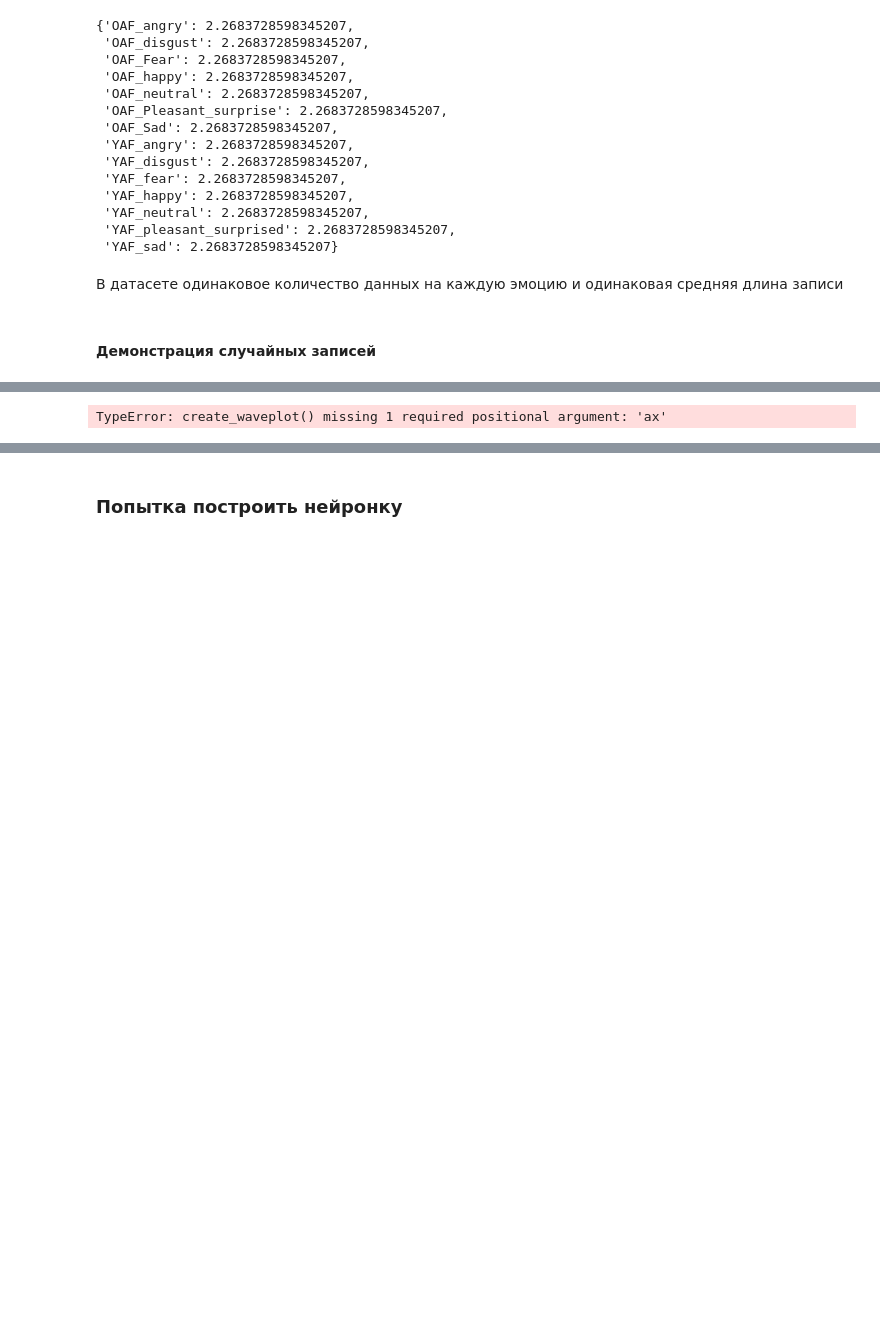
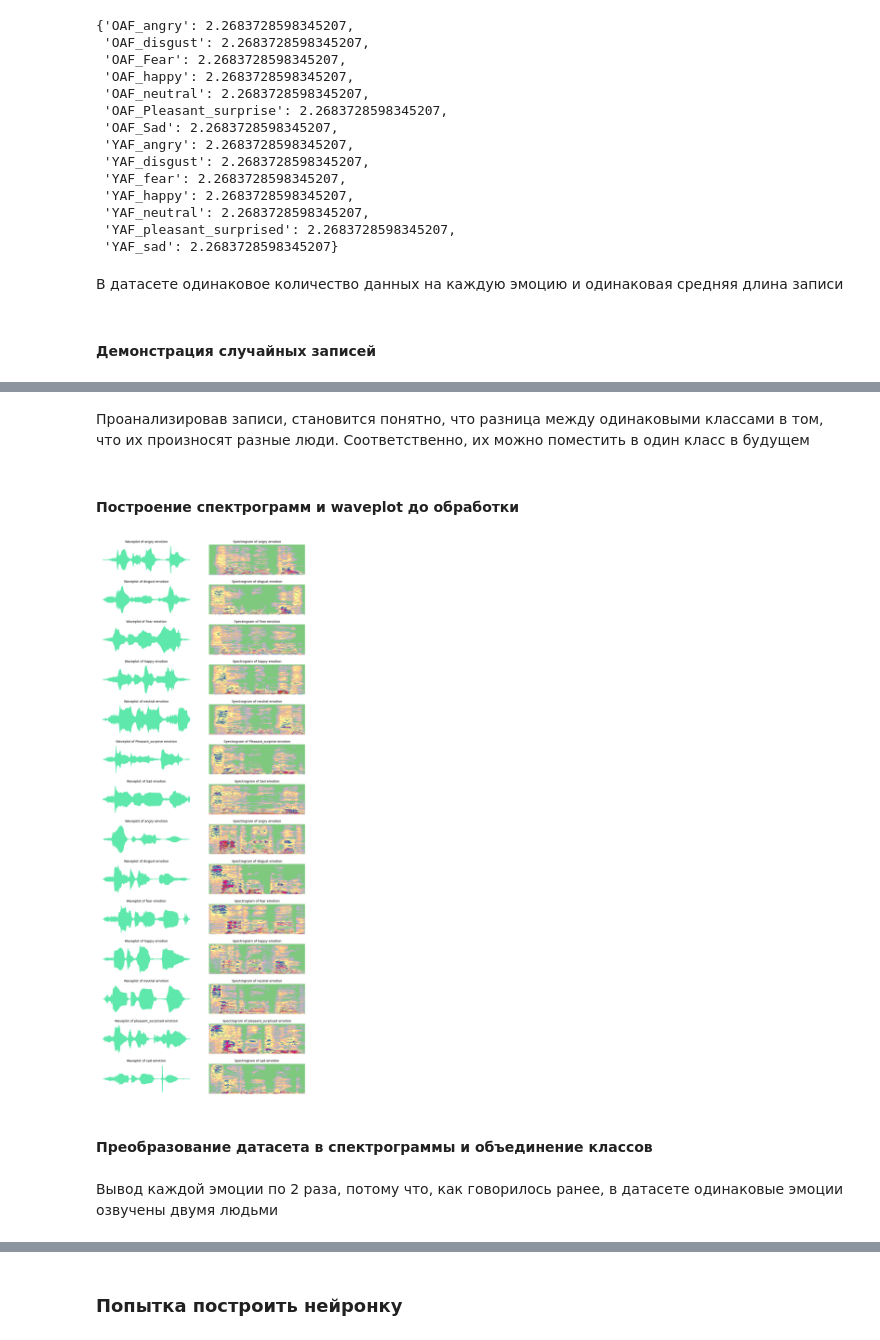
Before and after one commit to egrsid/ml_experiments, a Jupyter notebook: DAILY_WORK/project_audio/project_code.ipynb, the cells around one changed output, grey strips where cells are left out. Saved outputs shown, nothing was run; the diff lists cells and outputs as text; code cells hidden in the pictures; blank space fills up the shorter version.

Commit message:
chenges in the project

```diff
--- a/DAILY_WORK/project_audio/project_code.ipynb
+++ b/DAILY_WORK/project_audio/project_code.ipynb
@@ -124,26 +151,42 @@ data_duration_info
+# %% [markdown]
+Проанализировав записи, становится понятно, что разница между одинаковыми классами в том, что их произносят разные люди. Соответственно, их можно поместить в один класс в будущем
+# %% [markdown]
+#### Построение спектрограмм и waveplot до обработки
+# %%
+data, sr = librosa.load("C:\projects\Python\ml\DAILY_WORK\project_audio\dataset\OAF_angry\OAF_bath_angry.wav")
 # %%
-def create_waveplot(data, sr, e, ax):
-    plt.title('Waveplot for audio with {} emotion'.format(e), size=15)
-    return librosa.display.waveshow(data, sr=sr, ax=ax)
+def create_waveplot(data, sr, e, ax=None):
+    if ax is not None:
+        plt.title('Waveplot for audio with {} emotion'.format(e), size=15)
+    return librosa.display.waveshow(data, sr=sr, ax=ax, color='#5EE8AC')
 
-def create_spectrogram(data, sr, e, ax):
+def create_spectrogram(data, sr, e, ax=None, **kwargs):
     X = librosa.stft(data)
     Xdb = librosa.amplitude_to_db(abs(X))
-    plt.title('Spectrogram for audio with {} emotion'.format(e), size=15)
-    librosa.display.specshow(Xdb, sr=sr, x_axis='time', y_axis='hz', ax=ax)
-    plt.colorbar(ax=ax)
+    if ax is not None:
+        plt.title('Spectrogram for audio with {} emotion'.format(e), size=15)
+    return librosa.display.specshow(Xdb, sr=sr, x_axis='time', y_axis='hz', ax=ax, cmap='Accent', **kwargs)
 # %%
-for emotion in os.listdir(data_path):
+fig, axes = plt.subplots(len(data_amount_info), 2)
+fig.set_size_inches(10, 25)
+fig.tight_layout()
+
+for emotion, ax in zip(os.listdir(data_path), axes):
     emotion_path = os.path.join(data_path, emotion)
-    for file in os.listdir(emotion_path):
-        k = np.randint(0, data_amount_info[emotion])
-        for _ in range(k): continue  # нужно чтобы брать случайный файл из датасета
+    k = np.random.randint(0, data_amount_info[emotion])
+    for i, file in enumerate(os.listdir(emotion_path)):
+        if i < k: continue  # для того, чтобы взять случайный фрагмент датасета
         file_path = os.path.join(emotion_path, file)
         if file.endswith(".wav"):
             data, sr = librosa.load(file_path)
-            create_waveplot(data, sr, emotion)
-            create_spectrogram(data, sr, emotion)
+            create_waveplot(data, sr, emotion, ax=ax[0])
+            create_spectrogram(data, sr, emotion, ax=ax[1])
+            ax[0].set_title(f'Waveplot of {emotion[4:]} emotion', size=10)
+            ax[0].axis('off')
+            ax[1].axis('off')
+            ax[1].set_title(f'Spectrogram of {emotion[4:]} emotion', size=10)
             break
-    break
 # %% [output]
-TypeError: create_waveplot() missing 1 required positional argument: 'ax'
+[figure, added]
+# %% [markdown]
+#### Преобразование датасета в спектрограммы и объединение классов
@@ -149,0 +222,2 @@ TypeError: create_waveplot() missing 1 required positional argument: 'ax'
+# %% [markdown]
+Вывод каждой эмоции по 2 раза, потому что, как говорилось ранее, в датасете одинаковые эмоции озвучены двумя людьми
```
Also changed, not shown: parts of 19 cells of this notebook, 1 other file.
